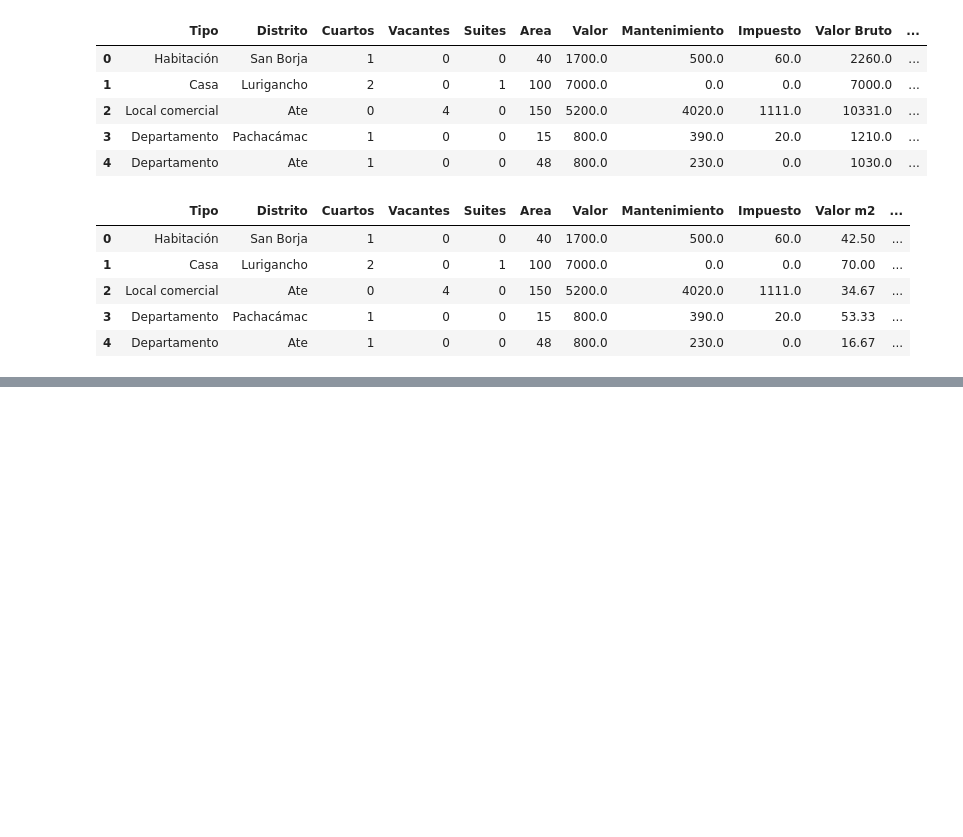
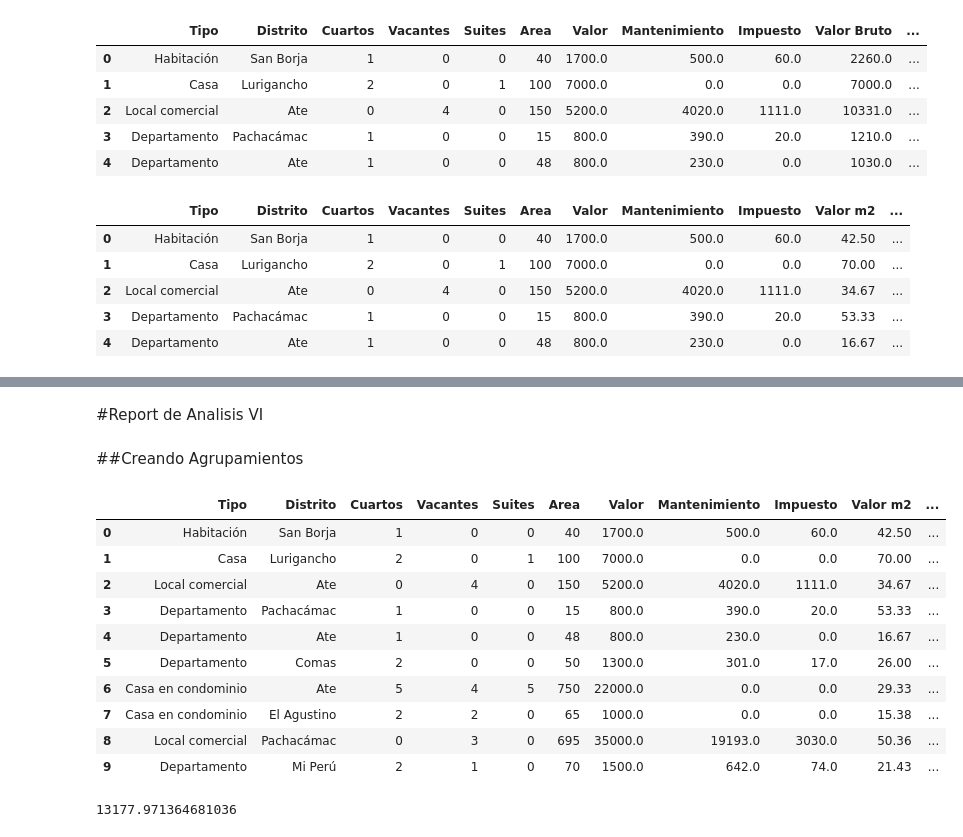
Before and after one commit to AdrianCPC/Data_analysis_rentals, a Jupyter notebook: Base_de_Datos.ipynb, the cells around one changed output, grey strips where cells are left out. Cells and saved outputs as stored; diff of their text form; code cells hidden in the pictures; blank space fills up the shorter version.

```diff
--- a/Base_de_Datos.ipynb
+++ b/Base_de_Datos.ipynb
@@ -1149,0 +1158,4 @@ datos.to_csv('alquiler_residencial_2.csv', sep=';', index=False)
+# %% [markdown]
+#Report de Analisis VI
+# %% [markdown]
+##Creando Agrupamientos
@@ -1149,0 +1164,20 @@ datos.to_csv('alquiler_residencial_2.csv', sep=';', index=False)
+# %%
+datos = pd.read_csv('alquiler_residencial_2.csv', sep =';')
+datos.head(10)
+# %% [output]
+|  | Tipo | Distrito | Cuartos | Vacantes | Suites | Area | Valor | Mantenimiento | Impuesto | Valor m2 | ... |
+| 0 | Habitación | San Borja | 1 | 0 | 0 | 40 | 1700.0 | 500.0 | 60.0 | 42.50 | ... |
+| 1 | Casa | Lurigancho | 2 | 0 | 1 | 100 | 7000.0 | 0.0 | 0.0 | 70.00 | ... |
+| 2 | Local comercial | Ate | 0 | 4 | 0 | 150 | 5200.0 | 4020.0 | 1111.0 | 34.67 | ... |
+| 3 | Departamento | Pachacámac | 1 | 0 | 0 | 15 | 800.0 | 390.0 | 20.0 | 53.33 | ... |
+| 4 | Departamento | Ate | 1 | 0 | 0 | 48 | 800.0 | 230.0 | 0.0 | 16.67 | ... |
+| 5 | Departamento | Comas | 2 | 0 | 0 | 50 | 1300.0 | 301.0 | 17.0 | 26.00 | ... |
+| 6 | Casa en condominio | Ate | 5 | 4 | 5 | 750 | 22000.0 | 0.0 | 0.0 | 29.33 | ... |
+| 7 | Casa en condominio | El Agustino | 2 | 2 | 0 | 65 | 1000.0 | 0.0 | 0.0 | 15.38 | ... |
+| 8 | Local comercial | Pachacámac | 0 | 3 | 0 | 695 | 35000.0 | 19193.0 | 3030.0 | 50.36 | ... |
+| 9 | Departamento | Mi Perú | 2 | 1 | 0 | 70 | 1500.0 | 642.0 | 74.0 | 21.43 | ... |
+# %%
+#Agrupando valores para obtener mediana de cada uno de los distritos
+datos['Valor'].mean()
+# %% [output]
+13177.971364681036
```
Also changed, not shown: parts of 22 cells of this notebook.
